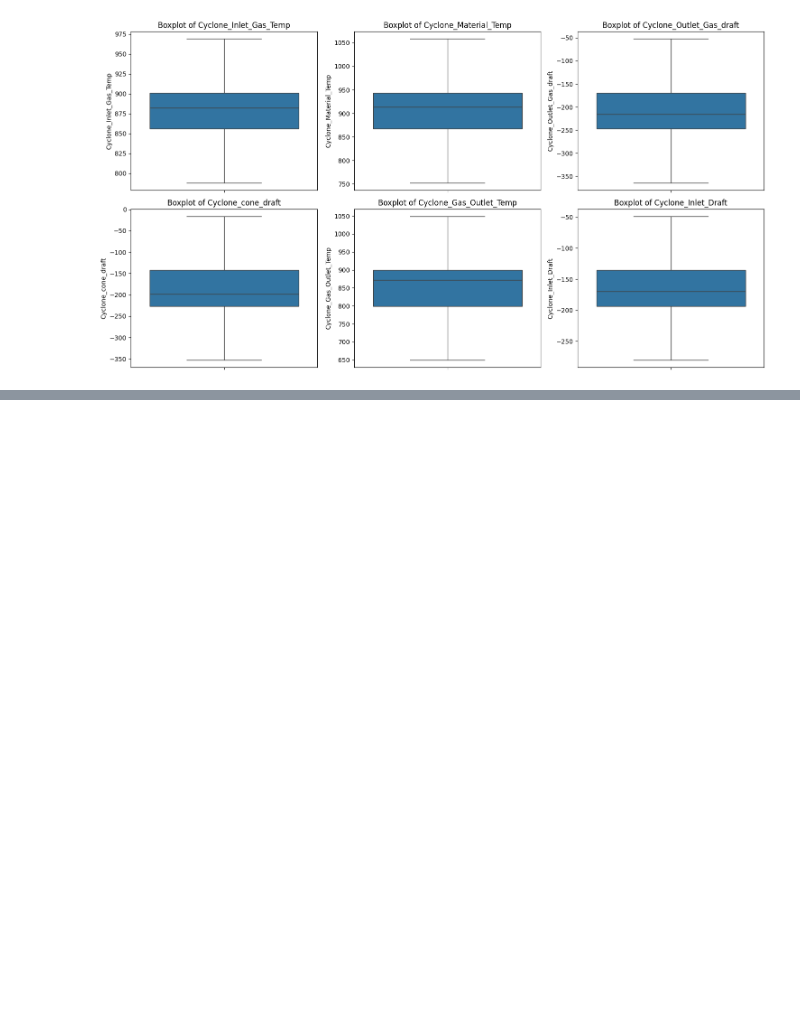
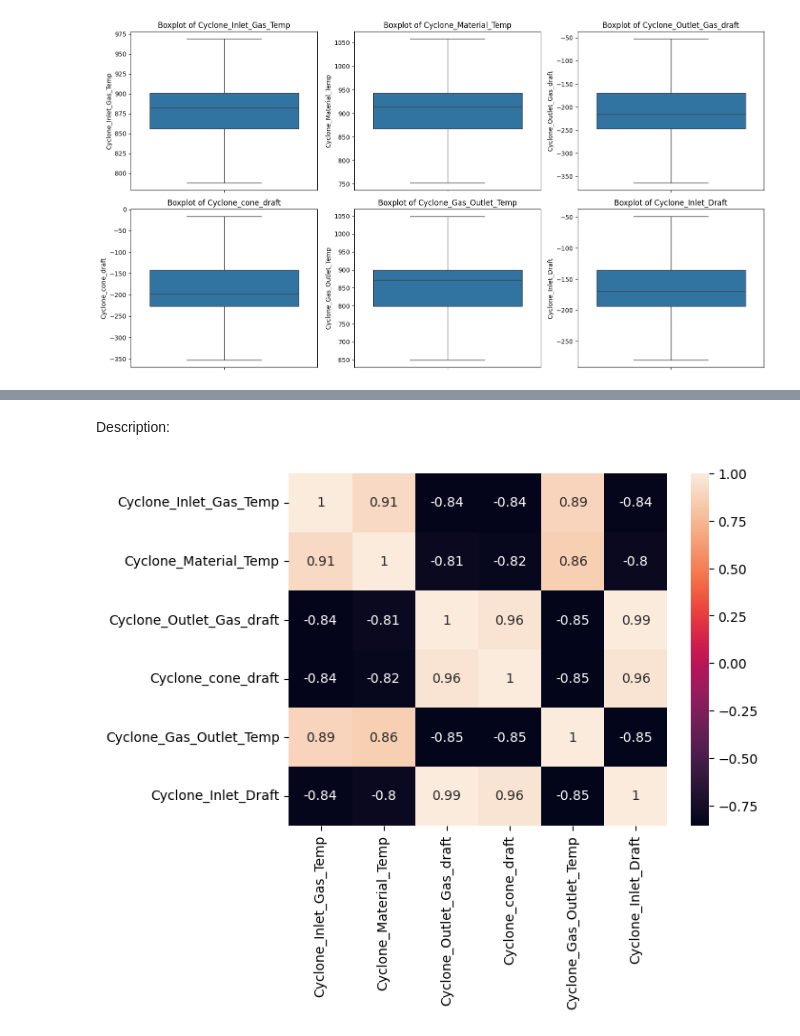
Before and after one commit to asifsahadh/exact-space-assignment, a Jupyter notebook: p1-playground.ipynb, the cells around one changed output, grey strips where cells are left out. Cells and saved outputs as stored; diff of their text form; code cells hidden in the pictures; blank space fills up the shorter version.

```diff
--- a/p1-playground.ipynb
+++ b/p1-playground.ipynb
@@ -269,6 +201,9 @@ Number of outliers in Cyclone_cone_draft: 75350
 Number of outliers in Cyclone_Gas_Outlet_Temp: 80770
 Number of outliers in Cyclone_Inlet_Draft: 82481
 # %%
+df_temp = df.copy()
+df_temp = df.drop(columns = ['time'])
+
 num_features = len(df_temp)
 
 fig, axes = plt.subplots(2, 3, figsize = (15, 8))
@@ -287,17 +222,18 @@ Several outliers exist in all the features. However, dropping them is not helpfu
 # %%
 def cap_outliers(df):
-    df_capped = df.copy()
-    for col in df_capped.select_dtypes(include=['number']).columns:
-        Q1 = df_capped[col].quantile(0.25)
-        Q3 = df_capped[col].quantile(0.75)
+    for col in df.columns:
+        if col == 'time':
+            pass
+        Q1 = df[col].quantile(0.25)
+        Q3 = df[col].quantile(0.75)
         IQR = Q3 - Q1
         lower_bound = Q1 - 1.5 * IQR
         upper_bound = Q3 + 1.5 * IQR
 
         # cap the values at bounds
-        df_capped[col] = df_capped[col].clip(lower=lower_bound, upper=upper_bound)
-    return df_capped
+        df[col] = df[col].clip(lower = lower_bound, upper = upper_bound)
+    return df
 
-capped_df = cap_outliers(df_temp)
-iqr_outliers(capped_df)
+df = cap_outliers(df)
+iqr_outliers(df)
 # %% [output]
@@ -308,13 +245,18 @@ Number of outliers in Cyclone_cone_draft: 0
 Number of outliers in Cyclone_Gas_Outlet_Temp: 0
 Number of outliers in Cyclone_Inlet_Draft: 0
 # %%
-num_features = len(capped_df)
+df_temp = df.copy()
+df_temp = df.drop(columns = ['time'])
+
+num_features = len(df_temp)
 
 fig, axes = plt.subplots(2, 3, figsize = (15, 8))
 axes = axes.flatten()
 
-for i, col in enumerate(capped_df.columns):
-    sns.boxplot(y = capped_df[col], ax = axes[i])
+for i, col in enumerate(df_temp.columns):
+    if col == 'time':
+        pass
+    sns.boxplot(y = df_temp[col], ax = axes[i])
     axes[i].set_title(f'Boxplot of {col}')
 
 plt.tight_layout()
@@ -327,0 +282,8 @@ Outliers handled.
+# %% [markdown]
+Description:
+# %%
+corr = df_temp.corr()
+sns.heatmap(corr, annot = True)
+plt.show()
+# %% [output]
+[figure, added]
```
Also changed, not shown: parts of 50 cells of this notebook, 3 other files.
